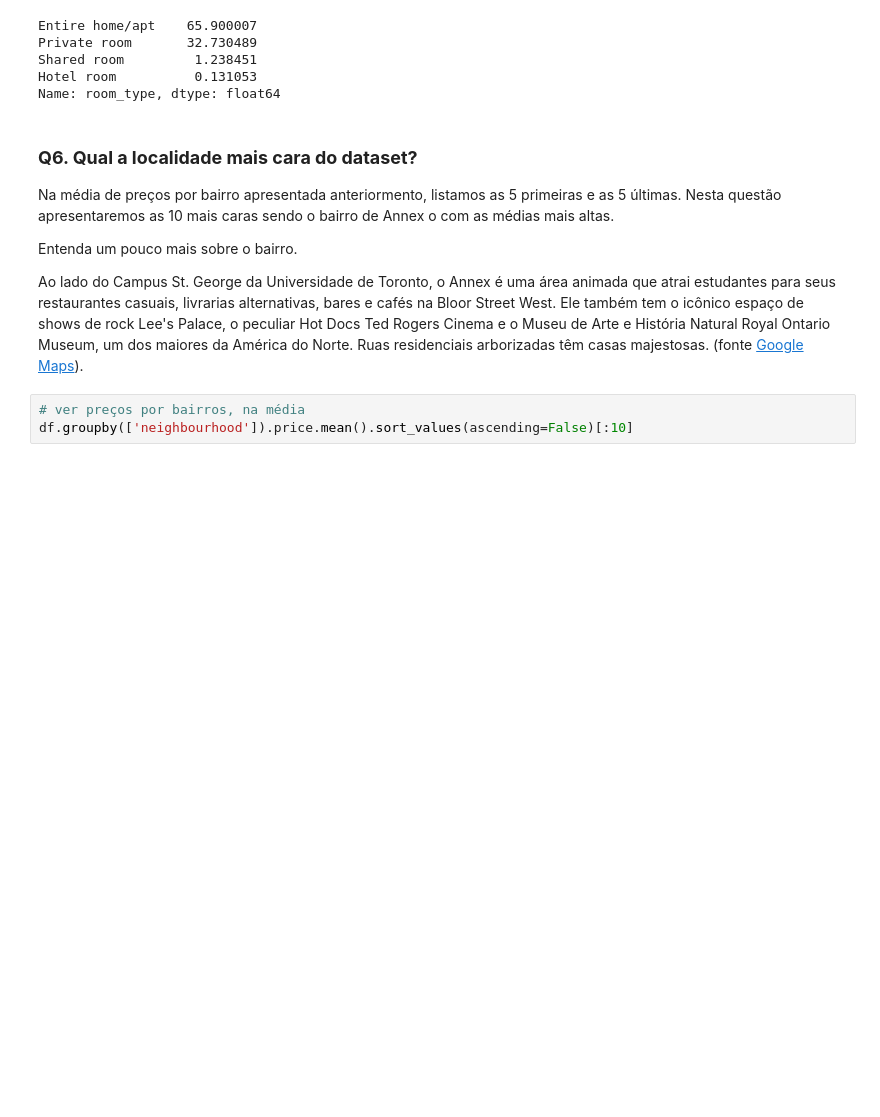
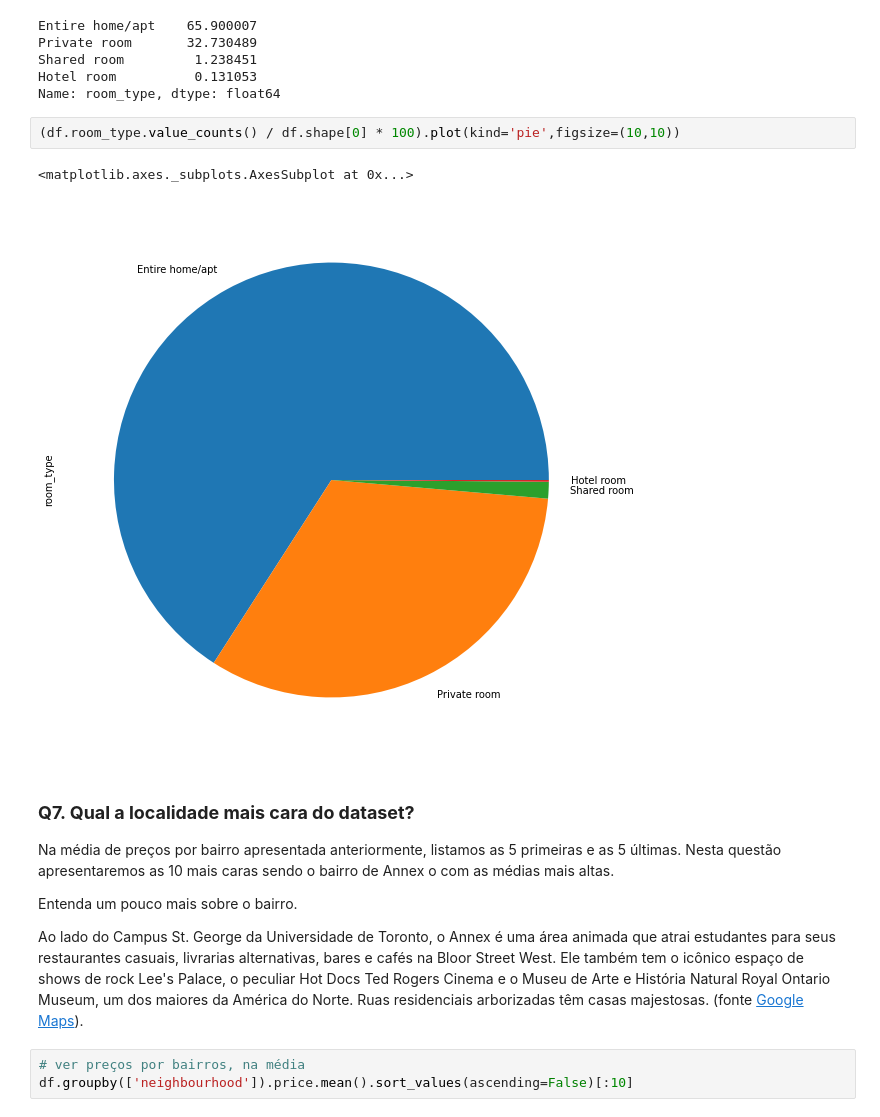
Before and after one commit to giovanivpoletto/Data_Science_With_Python, a Jupyter notebook: Analisando_os_Dados_do_Airbnb_sobre_Toronto.ipynb, the cells around one changed output. Drawn from its saved outputs; the diff is of its cells as text; blank space fills up the shorter version.

```diff
--- a/Analisando_os_Dados_do_Airbnb_sobre_Toronto.ipynb
+++ b/Analisando_os_Dados_do_Airbnb_sobre_Toronto.ipynb
@@ -237,10 +241,15 @@ Private room       32.730489
 Shared room         1.238451
 Hotel room          0.131053
 Name: room_type, dtype: float64
+# %%
+(df.room_type.value_counts() / df.shape[0] * 100).plot(kind='pie',figsize=(10,10))
+# %% [output]
+<matplotlib.axes._subplots.AxesSubplot at 0x...>
+[figure, added]
 # %% [markdown]
-### **Q6. Qual a localidade mais cara do dataset?**
+### **Q7. Qual a localidade mais cara do dataset?**
 
-Na média de preços por bairro apresentada anteriormento, listamos as 5 primeiras e as 5 últimas. Nesta questão apresentaremos as 10 mais caras sendo o bairro de Annex o com as médias mais altas.
+Na média de preços por bairro apresentada anteriormente, listamos as 5 primeiras e as 5 últimas. Nesta questão apresentaremos as 10 mais caras sendo o bairro de Annex o com as médias mais altas.
 
 Entenda um pouco mais sobre o bairro.
 
```
Also changed, not shown: parts of 58 cells of this notebook.
